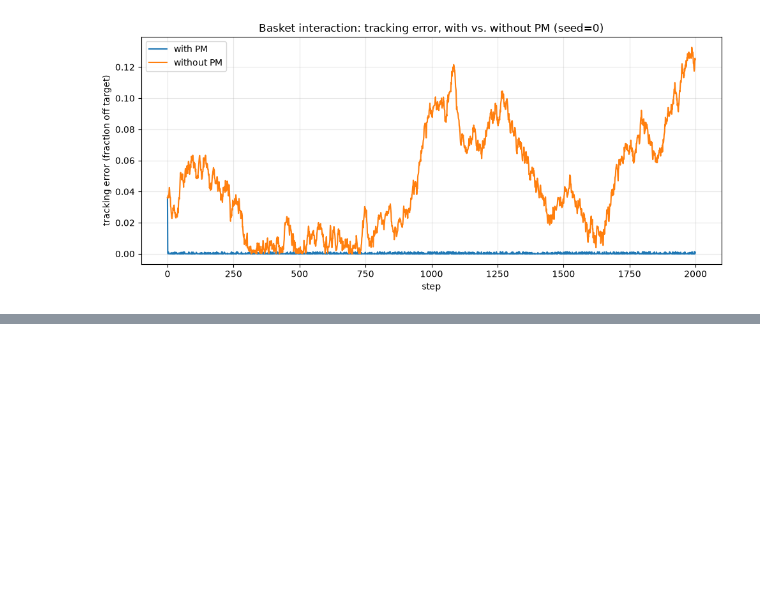
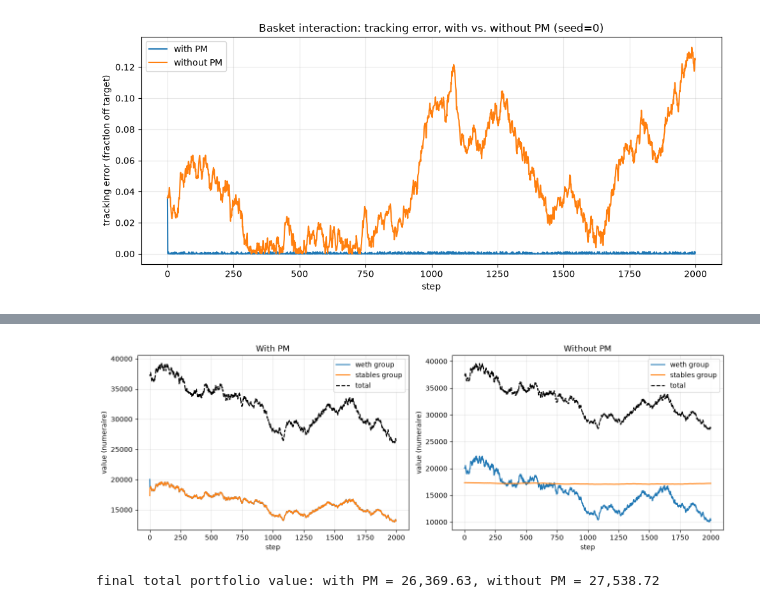
Before and after one commit to bleu/aqua-portfolio-manager, a Jupyter notebook: simulation/notebooks/02_basket_with_without_pm.ipynb, the cells around one changed output, grey strips where cells are left out. Saved outputs shown, nothing was run; the diff lists cells and outputs as text; code cells hidden in the pictures; blank space fills up the shorter version.

```diff
--- a/simulation/notebooks/02_basket_with_without_pm.ipynb
+++ b/simulation/notebooks/02_basket_with_without_pm.ipynb
@@ -115,0 +109,31 @@ regardless of profitability. See `03_guard_enforcement.ipynb`.
+# %%
+total_with = np.array(world_with.metrics.value_a_path) + np.array(world_with.metrics.value_b_path)
+total_without = np.array(world_without.metrics.value_a_path) + np.array(world_without.metrics.value_b_path)
+
+fig, (ax1, ax2) = plt.subplots(1, 2, figsize=(13, 4.5))
+
+ax1.plot(world_with.metrics.value_a_path, label="weth group")
+ax1.plot(world_with.metrics.value_b_path, label="stables group")
+ax1.plot(total_with, label="total", linestyle="--", color="black")
+ax1.set_xlabel("step")
+ax1.set_ylabel("value (numeraire)")
+ax1.set_title("With PM")
+ax1.legend()
+ax1.grid(alpha=0.3)
+
+ax2.plot(world_without.metrics.value_a_path, label="weth group")
+ax2.plot(world_without.metrics.value_b_path, label="stables group")
+ax2.plot(total_without, label="total", linestyle="--", color="black")
+ax2.set_xlabel("step")
+ax2.set_ylabel("value (numeraire)")
+ax2.set_title("Without PM")
+ax2.legend()
+ax2.grid(alpha=0.3)
+
+plt.tight_layout()
+plt.show()
+
+print(f"final total portfolio value: with PM = {total_with[-1]:,.2f}, without PM = {total_without[-1]:,.2f}")
+# %% [output]
+[figure, added]
+final total portfolio value: with PM = 26,369.63, without PM = 27,538.72
```
Also changed, not shown: parts of 3 cells of this notebook, 10 other files.
